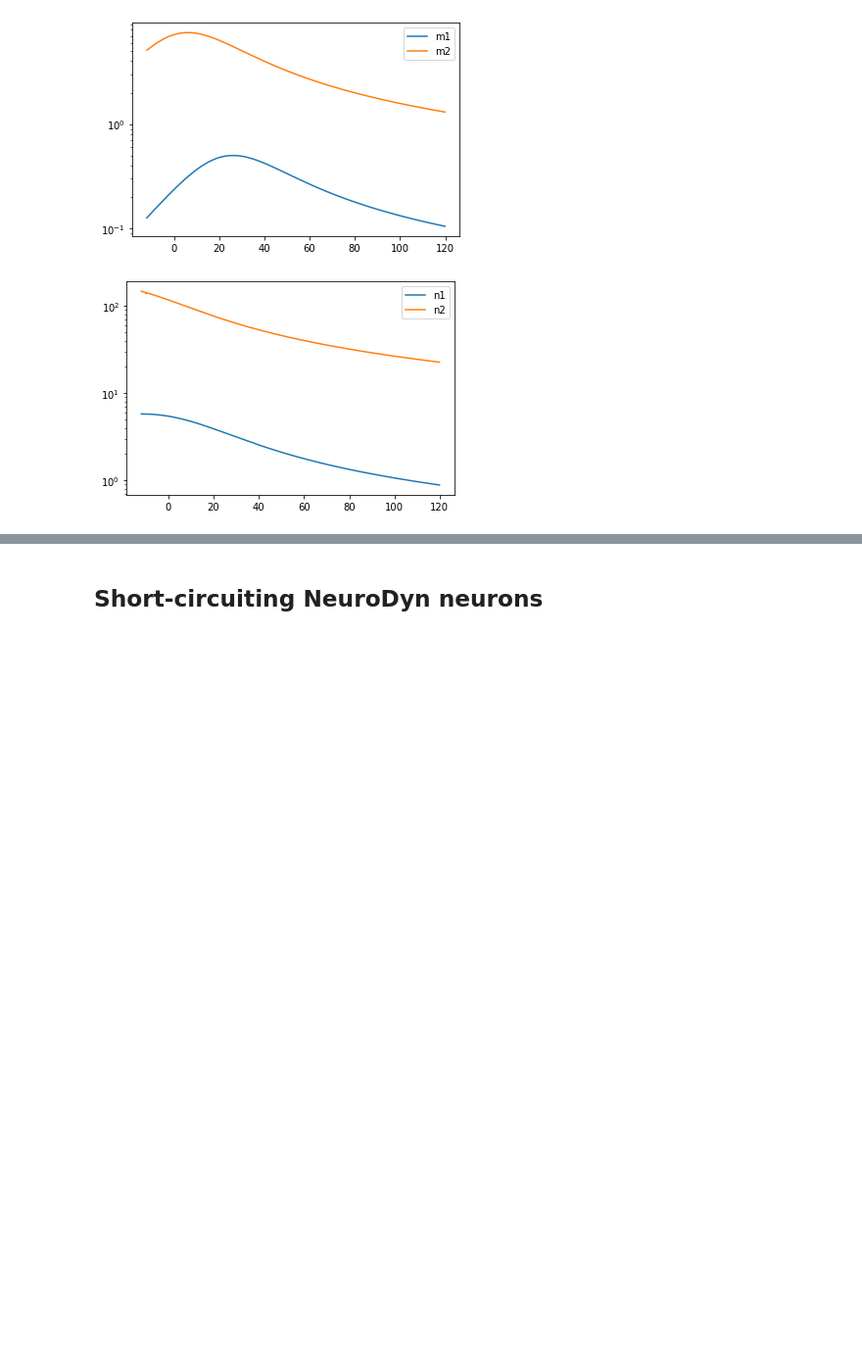
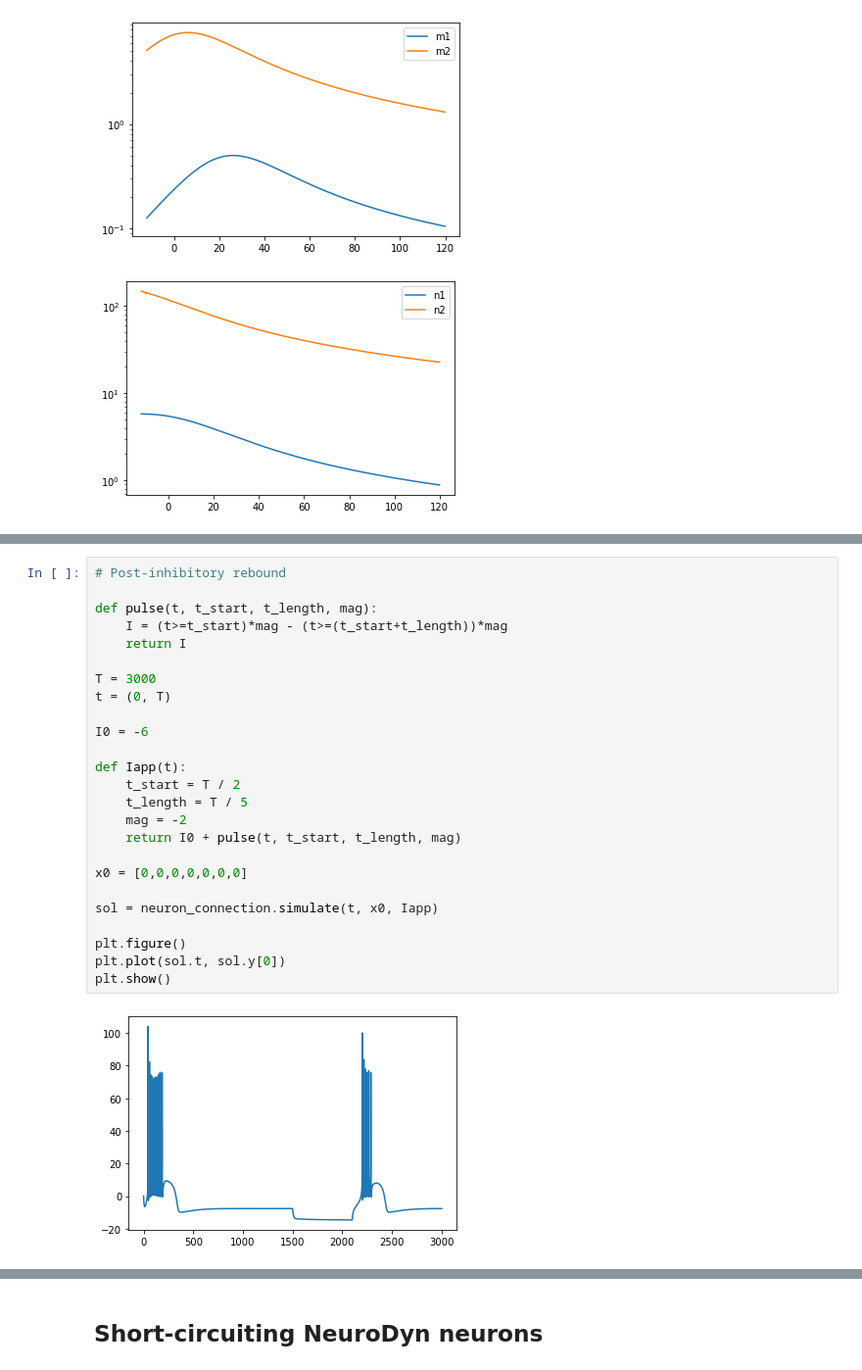
Before and after one commit to lukaribar/telluride-21, a Jupyter notebook: Bursting in NeuroDyn.ipynb, the cells around one changed output, grey strips where cells are left out. Shown: that part at 98% size. Cells and saved outputs as stored; diff of their text form; blank space fills up the shorter version.

```diff
--- a/Bursting in NeuroDyn.ipynb
+++ b/Bursting in NeuroDyn.ipynb
@@ -416,0 +431,27 @@ plt.show()
+# %%
+# Post-inhibitory rebound
+
+def pulse(t, t_start, t_length, mag):
+    I = (t>=t_start)*mag - (t>=(t_start+t_length))*mag
+    return I
+
+T = 3000
+t = (0, T)
+
+I0 = -6
+
+def Iapp(t):
+    t_start = T / 2
+    t_length = T / 5
+    mag = -2
+    return I0 + pulse(t, t_start, t_length, mag)
+
+x0 = [0,0,0,0,0,0,0]
+
+sol = neuron_connection.simulate(t, x0, Iapp)
+
+plt.figure()
+plt.plot(sol.t, sol.y[0])
+plt.show()
+# %% [output]
+[figure, added]
```
Also changed, not shown: parts of 6 cells of this notebook.
